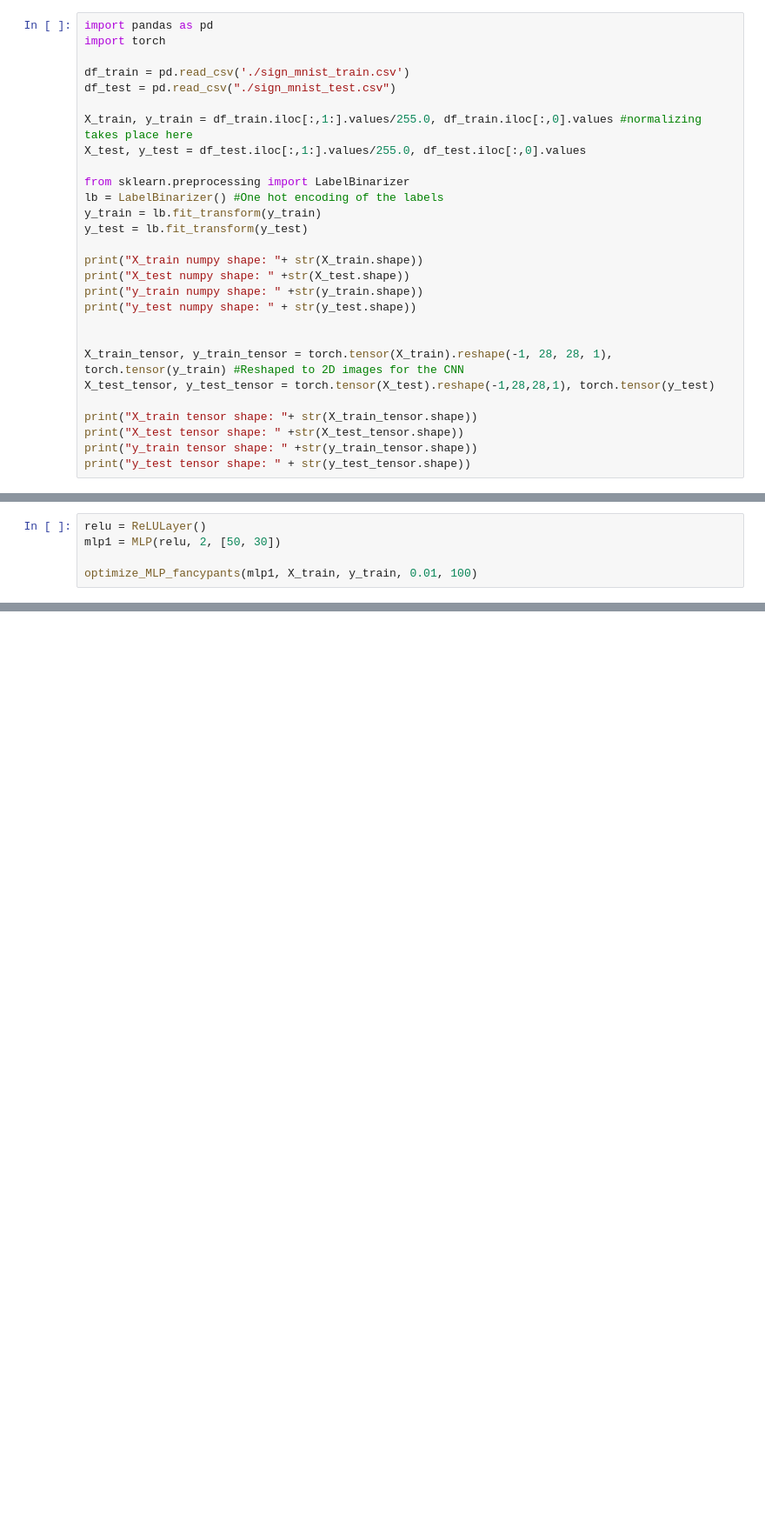
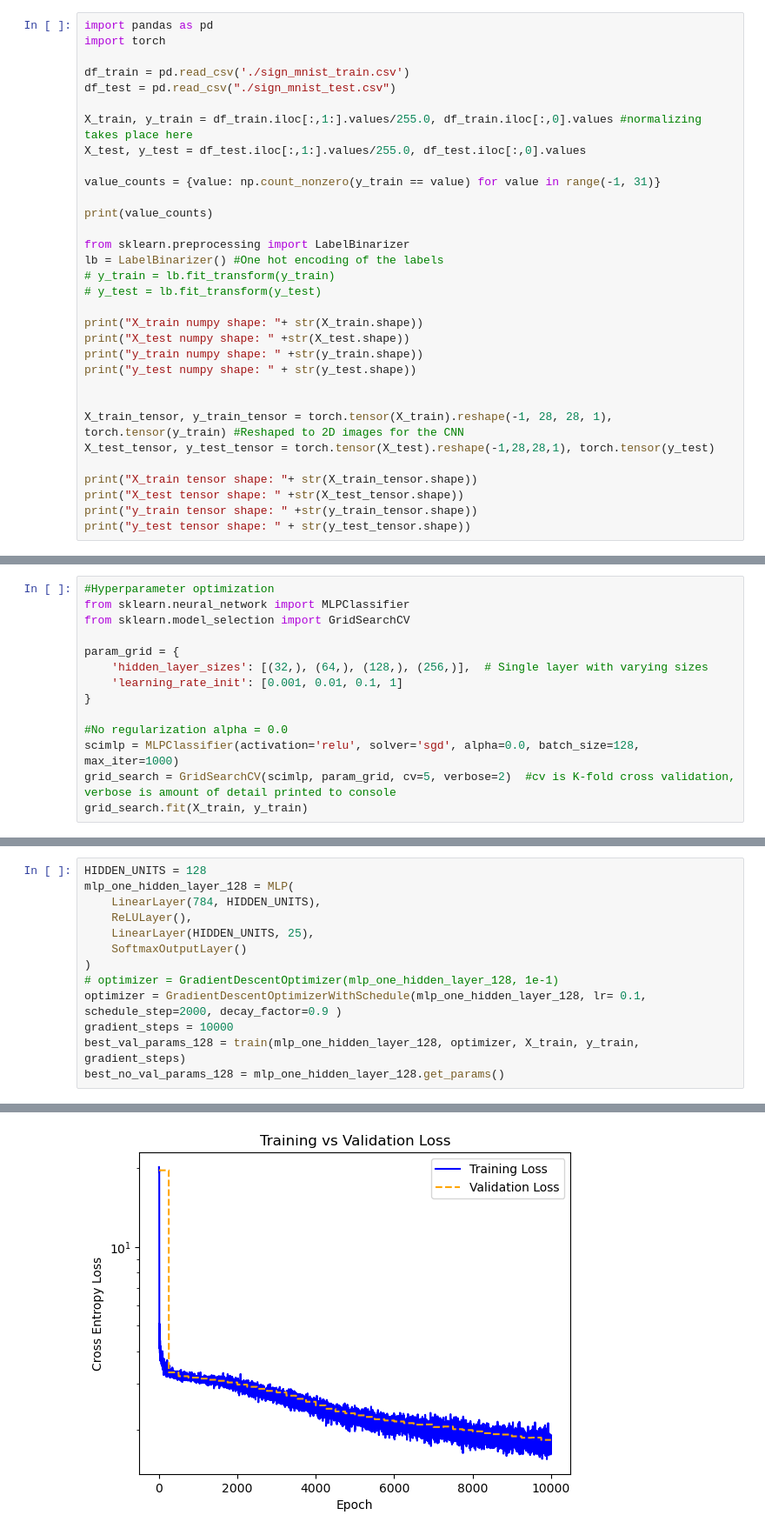
Before and after one commit to ZachGurberg/COMP551_Assignment3, a Jupyter notebook: assignment3_group-1.ipynb, the cells around one changed output, grey strips where cells are left out. Shown at 87% size. Saved outputs shown, nothing was run; the diff lists cells and outputs as text; blank space fills up the shorter version.

```diff
--- a/assignment3_group-1.ipynb
+++ b/assignment3_group-1.ipynb
@@ -15,10 +17,14 @@ df_test = pd.read_csv("./sign_mnist_test.csv")
 X_train, y_train = df_train.iloc[:,1:].values/255.0, df_train.iloc[:,0].values #normalizing takes place here
 X_test, y_test = df_test.iloc[:,1:].values/255.0, df_test.iloc[:,0].values
 
+value_counts = {value: np.count_nonzero(y_train == value) for value in range(-1, 31)}
+
+print(value_counts)
+
 from sklearn.preprocessing import LabelBinarizer
 lb = LabelBinarizer() #One hot encoding of the labels
-y_train = lb.fit_transform(y_train)
-y_test = lb.fit_transform(y_test)
+# y_train = lb.fit_transform(y_train)
+# y_test = lb.fit_transform(y_test)
 
 print("X_train numpy shape: "+ str(X_train.shape))
 print("X_test numpy shape: " +str(X_test.shape))
@@ -258,5 +156,0 @@ def optimize_MLP_fancypants(mlp_to_optimize:MLP, X, y, lr, max_iter):
-# %%
-relu = ReLULayer()
-mlp1 = MLP(relu, 2, [50, 30])
-
-optimize_MLP_fancypants(mlp1, X_train, y_train, 0.01, 100)
@@ -275,0 +323,14 @@ print(f"Test Accuracy: {evaluate_accuracy(y_test, predictions_test)*100}%")
+# %%
+#Hyperparameter optimization
+from sklearn.neural_network import MLPClassifier
+from sklearn.model_selection import GridSearchCV
+
+param_grid = {
+    'hidden_layer_sizes': [(32,), (64,), (128,), (256,)],  # Single layer with varying sizes
+    'learning_rate_init': [0.001, 0.01, 0.1, 1]
+}
+
+#No regularization alpha = 0.0
+scimlp = MLPClassifier(activation='relu', solver='sgd', alpha=0.0, batch_size=128, max_iter=1000)
+grid_search = GridSearchCV(scimlp, param_grid, cv=5, verbose=2)  #cv is K-fold cross validation, verbose is amount of detail printed to console
+grid_search.fit(X_train, y_train)
@@ -275,0 +367,14 @@ print(f"Test Accuracy: {evaluate_accuracy(y_test, predictions_test)*100}%")
+# %%
+HIDDEN_UNITS = 128
+mlp_one_hidden_layer_128 = MLP(
+    LinearLayer(784, HIDDEN_UNITS),
+    ReLULayer(),
+    LinearLayer(HIDDEN_UNITS, 25),
+    SoftmaxOutputLayer()
+)
+# optimizer = GradientDescentOptimizer(mlp_one_hidden_layer_128, 1e-1)
+optimizer = GradientDescentOptimizerWithSchedule(mlp_one_hidden_layer_128, lr= 0.1, schedule_step=2000, decay_factor=0.9 )
+gradient_steps = 10000
+best_val_params_128 = train(mlp_one_hidden_layer_128, optimizer, X_train, y_train, gradient_steps)
+best_no_val_params_128 = mlp_one_hidden_layer_128.get_params()
+# %% [output]
@@ -275,0 +386 @@ print(f"Test Accuracy: {evaluate_accuracy(y_test, predictions_test)*100}%")
+[figure, added]
```
Also changed, not shown: parts of 26 cells of this notebook, 5 other files.
